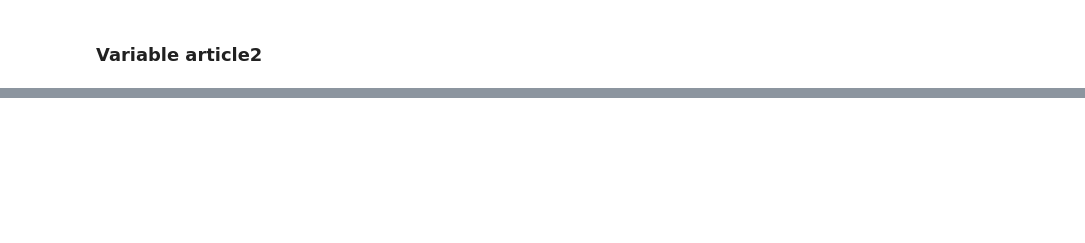
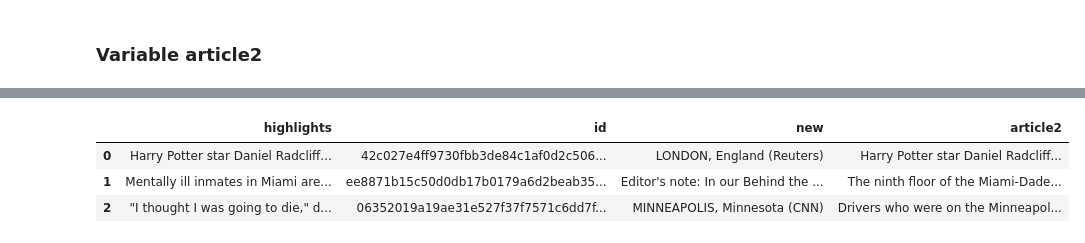
Before and after one commit to andressj1/Prueba-Tecnica, a Jupyter notebook: Copia_de_Prueba_Técnica.ipynb, the cells around one changed output, grey strips where cells are left out. Cells and saved outputs as stored; diff of their text form; code cells hidden in the pictures; blank space fills up the shorter version.

```diff
--- a/Copia_de_Prueba_Técnica.ipynb
+++ b/Copia_de_Prueba_Técnica.ipynb
@@ -135,0 +184,9 @@ df.head(10)
+# %%
+df4 = df.copy()
+df4['article2'] = df4['article2'].str.replace(r'\.\s\.', '.', regex=True)
+df4.head(3)
+# %% [output]
+|  | highlights | id | new | article2 |
+| 0 | Harry Potter star Daniel Radcliff... | 42c027e4ff9730fbb3de84c1af0d2c506... | LONDON, England (Reuters) | Harry Potter star Daniel Radcliff... |
+| 1 | Mentally ill inmates in Miami are... | ee8871b15c50d0db17b0179a6d2beab35... | Editor's note: In our Behind the ... | The ninth floor of the Miami-Dade... |
+| 2 | "I thought I was going to die," d... | 06352019a19ae31e527f37f7571c6dd7f... | MINNEAPOLIS, Minnesota (CNN) | Drivers who were on the Minneapol... |
```
Also changed, not shown: parts of 5 cells of this notebook.
